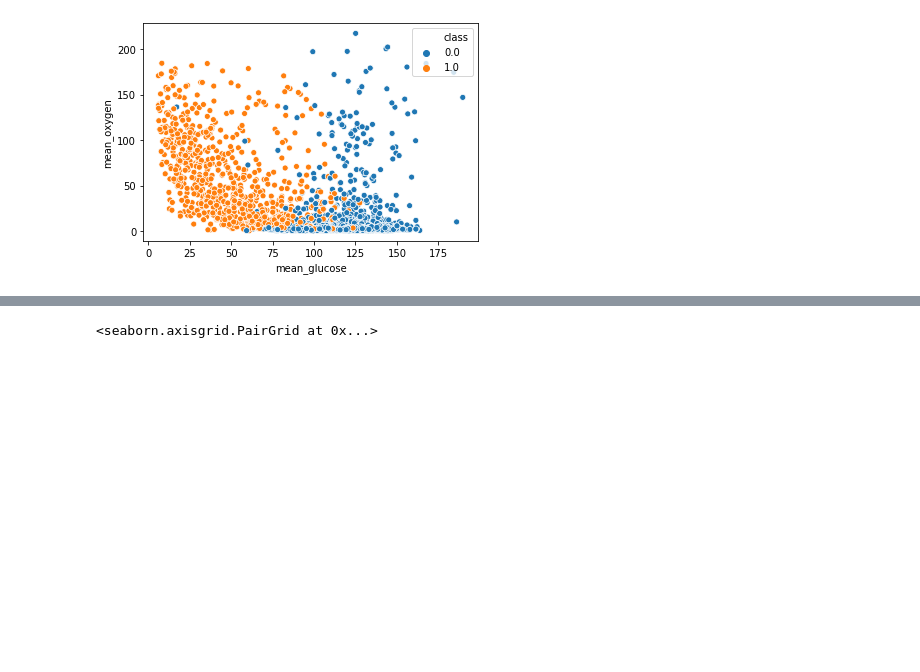
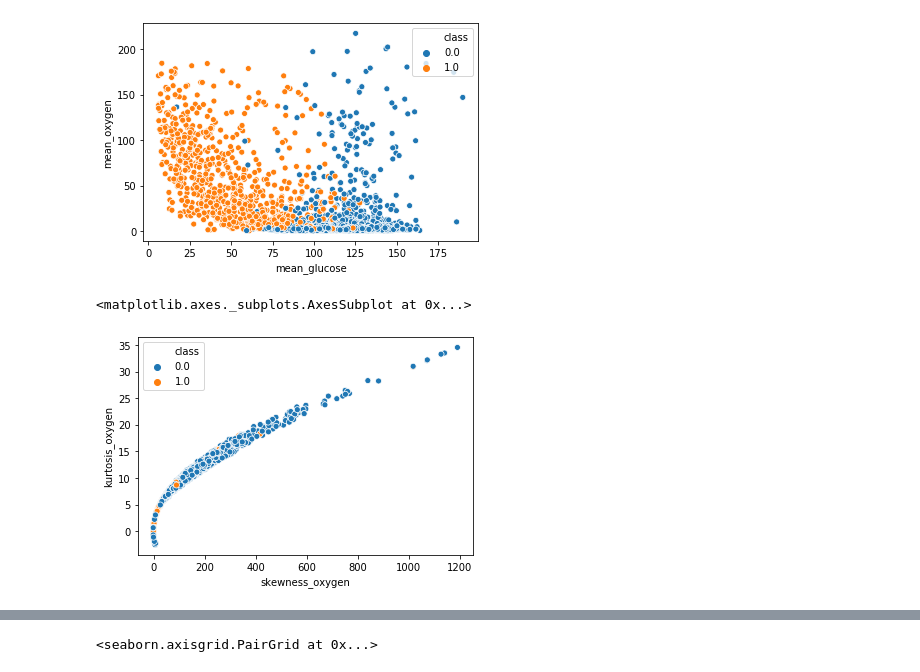
Before and after one commit to xheban/IAU-projekt, a Jupyter notebook: Projekt.ipynb, the cells around one changed output, grey strips where cells are left out. Cells and saved outputs as stored; diff of their text form; code cells hidden in the pictures; blank space fills up the shorter version.

```diff
--- a/Projekt.ipynb
+++ b/Projekt.ipynb
@@ -559,3 +571,8 @@ sb.scatterplot(other_train["mean_glucose"], other_train["mean_oxygen"], hue=othe
 # %% [output]
 <matplotlib.axes._subplots.AxesSubplot at 0x...>
 [figure]
+# %%
+sb.scatterplot(other_train["skewness_oxygen"], other_train["kurtosis_oxygen"], hue=other_train["class"])
+# %% [output]
+<matplotlib.axes._subplots.AxesSubplot at 0x...>
+[figure, added]
```
Also changed, not shown: parts of 16 cells of this notebook.
